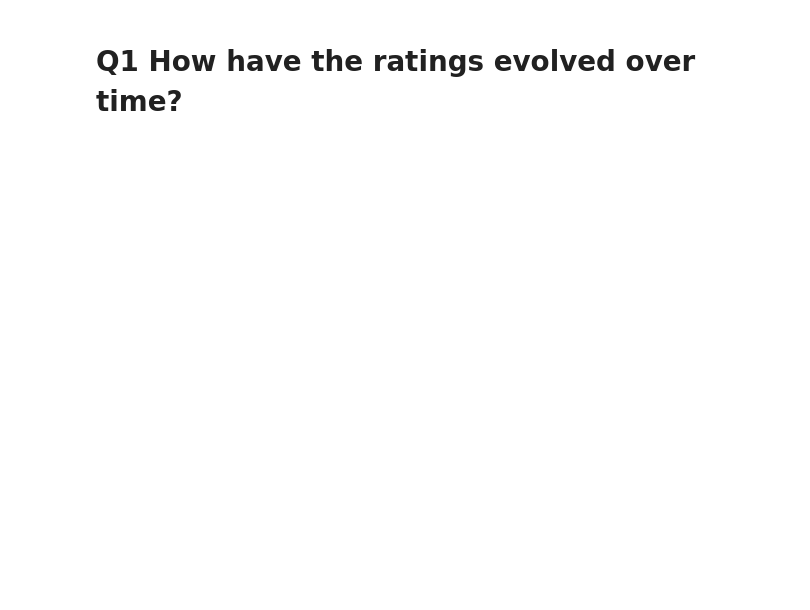
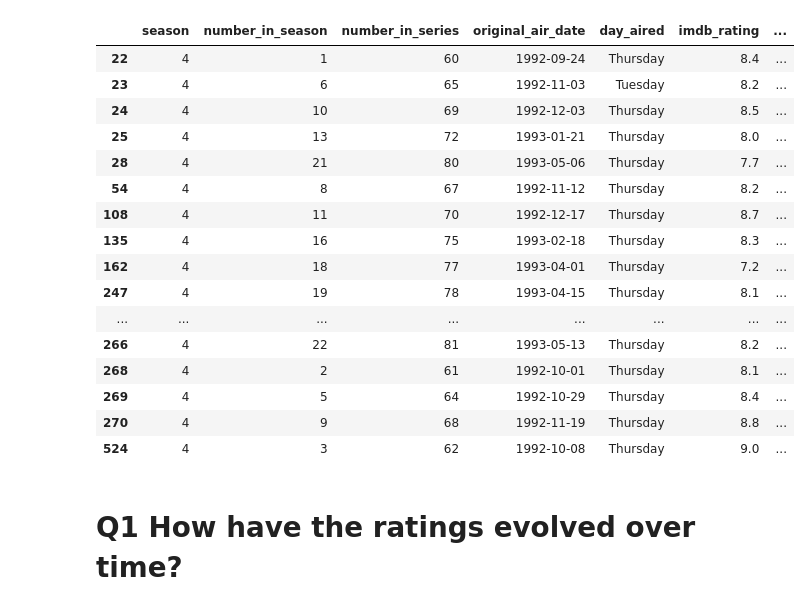
Before and after one commit to kelokito/dv-simpsons, a Jupyter notebook: src/plots.ipynb, the cells around one changed output. Drawn from its saved outputs; the diff is of its cells as text; code cells hidden in the pictures; blank space fills up the shorter version.

```diff
--- a/src/plots.ipynb
+++ b/src/plots.ipynb
@@ -9,6 +9,26 @@ from sklearn.preprocessing import StandardScaler
 from scipy.stats import kendalltau
 # %%
 df2 = pd.read_csv('../data/simpsons_episodes_cleaned.csv')
+# %%
+df2[df2['season'] == 4]
+# %% [output]
+|  | season | number_in_season | number_in_series | original_air_date | day_aired | imdb_rating | ... |
+| 22 | 4 | 1 | 60 | 1992-09-24 | Thursday | 8.4 | ... |
+| 23 | 4 | 6 | 65 | 1992-11-03 | Tuesday | 8.2 | ... |
+| 24 | 4 | 10 | 69 | 1992-12-03 | Thursday | 8.5 | ... |
+| 25 | 4 | 13 | 72 | 1993-01-21 | Thursday | 8.0 | ... |
+| 28 | 4 | 21 | 80 | 1993-05-06 | Thursday | 7.7 | ... |
+| 54 | 4 | 8 | 67 | 1992-11-12 | Thursday | 8.2 | ... |
+| 108 | 4 | 11 | 70 | 1992-12-17 | Thursday | 8.7 | ... |
+| 135 | 4 | 16 | 75 | 1993-02-18 | Thursday | 8.3 | ... |
+| 162 | 4 | 18 | 77 | 1993-04-01 | Thursday | 7.2 | ... |
+| 247 | 4 | 19 | 78 | 1993-04-15 | Thursday | 8.1 | ... |
+| ... | ... | ... | ... | ... | ... | ... | ... |
+| 266 | 4 | 22 | 81 | 1993-05-13 | Thursday | 8.2 | ... |
+| 268 | 4 | 2 | 61 | 1992-10-01 | Thursday | 8.1 | ... |
+| 269 | 4 | 5 | 64 | 1992-10-29 | Thursday | 8.4 | ... |
+| 270 | 4 | 9 | 68 | 1992-11-19 | Thursday | 8.8 | ... |
+| 524 | 4 | 3 | 62 | 1992-10-08 | Thursday | 9.0 | ... |
 # %% [markdown]
 # Q1 How have the ratings evolved over time?
 # %%
```
Also changed, not shown: 6 other files.
